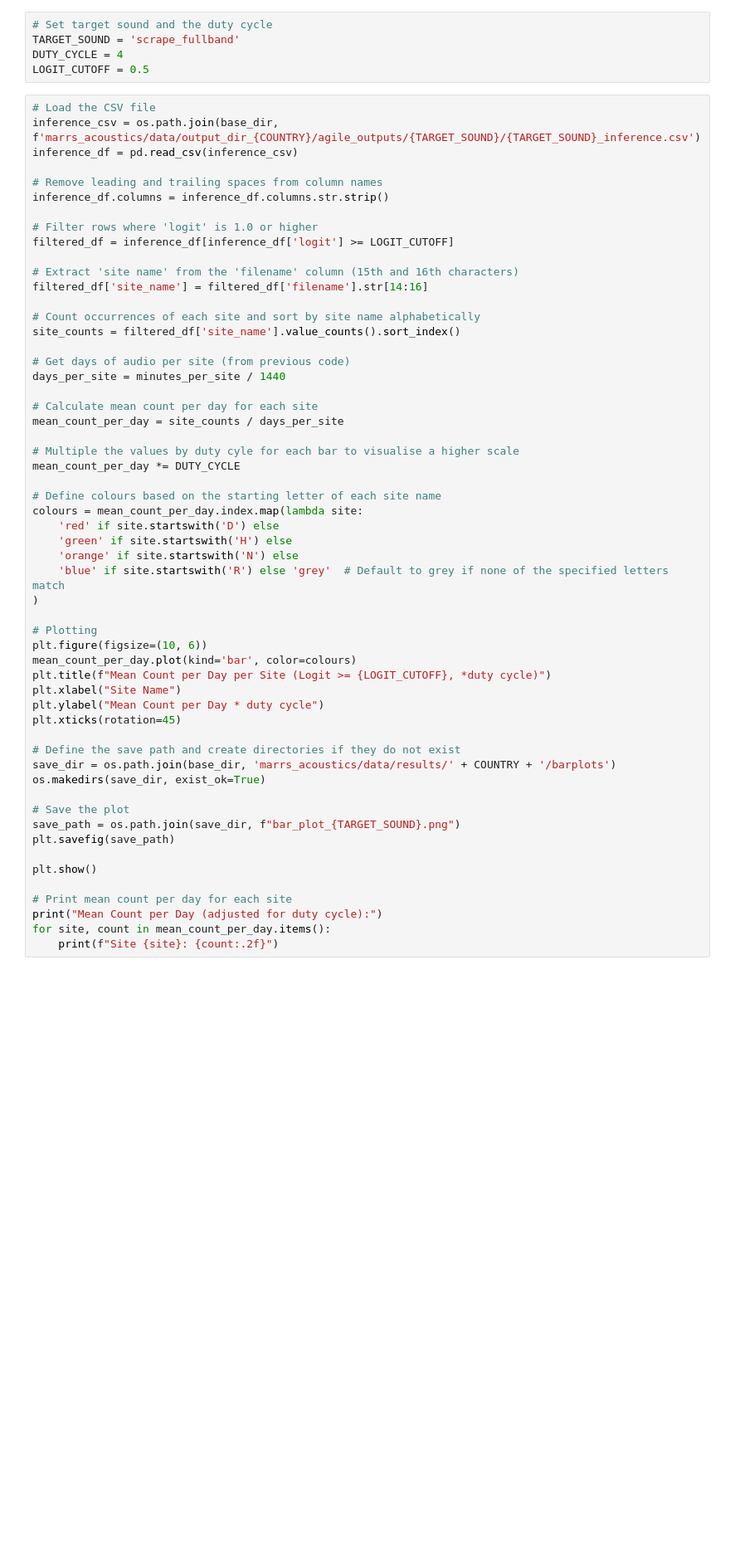
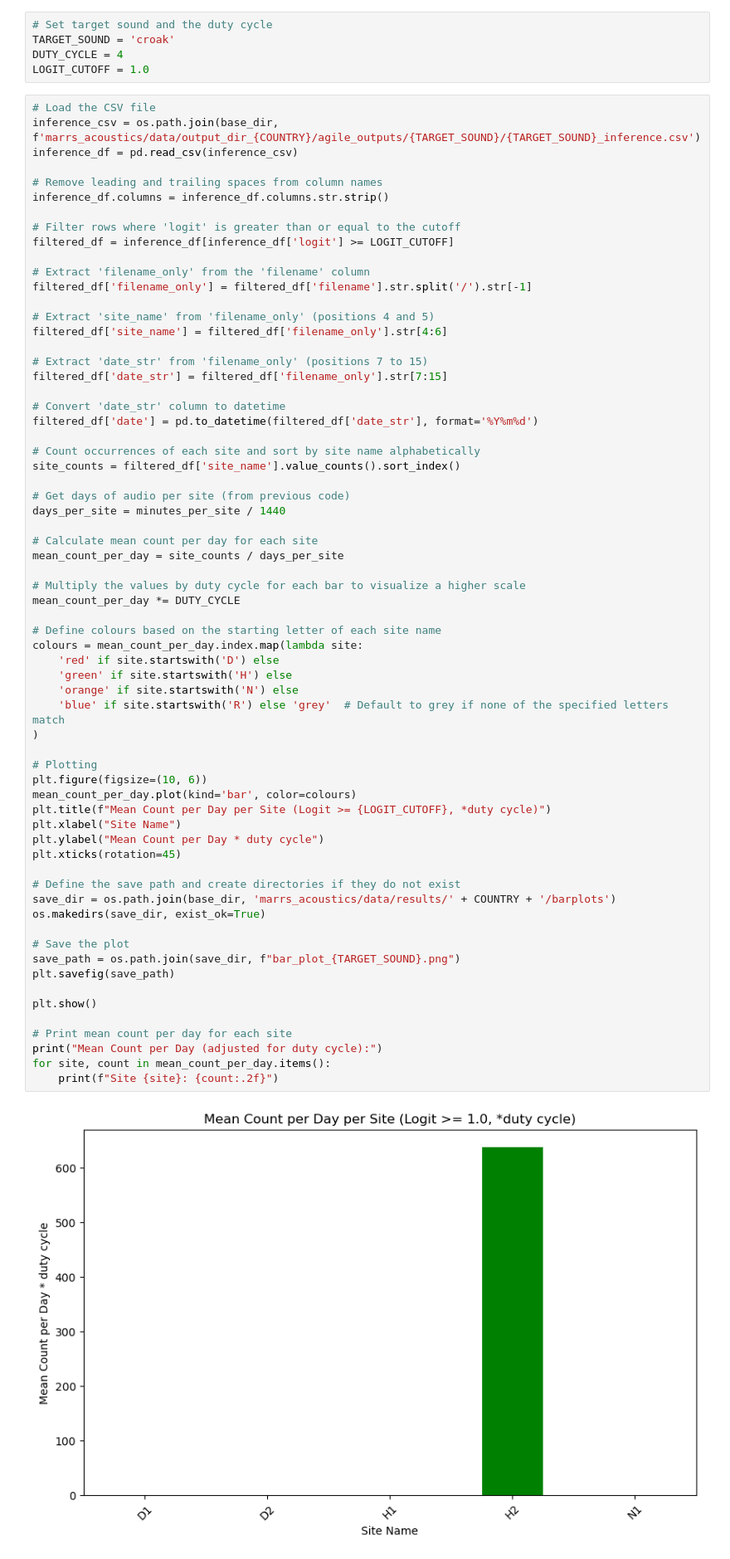
Before and after one commit to BenUCL/MARRS_global_acoustic_study, a Jupyter notebook: manuscript_docs/results_plots.ipynb, the cells around one changed output. Shown at 83% size. Drawn from its saved outputs; the diff is of its cells as text; blank space fills up the shorter version.

```diff
--- a/manuscript_docs/results_plots.ipynb
+++ b/manuscript_docs/results_plots.ipynb
@@ -114,9 +122,9 @@ Will plot the mean count per day of 5sec periods that contain the target sound.
 As the recorders were on a duty cycle of one in two minutes, we double all counts.
 # %%
 # Set target sound and the duty cycle
-TARGET_SOUND = 'scrape_fullband'
+TARGET_SOUND = 'croak'
 DUTY_CYCLE = 4
-LOGIT_CUTOFF = 0.5
+LOGIT_CUTOFF = 1.0
 # %%
 # Load the CSV file
 inference_csv = os.path.join(base_dir, f'marrs_acoustics/data/output_dir_{COUNTRY}/agile_outputs/{TARGET_SOUND}/{TARGET_SOUND}_inference.csv')
@@ -125,11 +133,20 @@ inference_df = pd.read_csv(inference_csv)
 # Remove leading and trailing spaces from column names
 inference_df.columns = inference_df.columns.str.strip()
 
-# Filter rows where 'logit' is 1.0 or higher
+# Filter rows where 'logit' is greater than or equal to the cutoff
 filtered_df = inference_df[inference_df['logit'] >= LOGIT_CUTOFF]
 
-# Extract 'site name' from the 'filename' column (15th and 16th characters)
-filtered_df['site_name'] = filtered_df['filename'].str[14:16]
+# Extract 'filename_only' from the 'filename' column
+filtered_df['filename_only'] = filtered_df['filename'].str.split('/').str[-1]
+
+# Extract 'site_name' from 'filename_only' (positions 4 and 5)
+filtered_df['site_name'] = filtered_df['filename_only'].str[4:6]
+
+# Extract 'date_str' from 'filename_only' (positions 7 to 15)
+filtered_df['date_str'] = filtered_df['filename_only'].str[7:15]
+
+# Convert 'date_str' column to datetime
+filtered_df['date'] = pd.to_datetime(filtered_df['date_str'], format='%Y%m%d')
 
 # Count occurrences of each site and sort by site name alphabetically
 site_counts = filtered_df['site_name'].value_counts().sort_index()
@@ -140,37 +157,38 @@ days_per_site = minutes_per_site / 1440
 # Calculate mean count per day for each site
 mean_count_per_day = site_counts / days_per_site
 
-# Multiple the values by duty cyle for each bar to visualise a higher scale
+# Multiply the values by duty cycle for each bar to visualize a higher scale
 mean_count_per_day *= DUTY_CYCLE
 
 # Define colours based on the starting letter of each site name
 colours = mean_count_per_day.index.map(lambda site:
     'red' if site.startswith('D') else
     'green' if site.startswith('H') else
     'orange' if site.startswith('N') else
     'blue' if site.startswith('R') else 'grey'  # Default to grey if none of the specified letters match
 )
 
 # Plotting
 plt.figure(figsize=(10, 6))
 mean_count_per_day.plot(kind='bar', color=colours)
 plt.title(f"Mean Count per Day per Site (Logit >= {LOGIT_CUTOFF}, *duty cycle)")
 plt.xlabel("Site Name")
 plt.ylabel("Mean Count per Day * duty cycle")
 plt.xticks(rotation=45)
 
 # Define the save path and create directories if they do not exist
 save_dir = os.path.join(base_dir, 'marrs_acoustics/data/results/' + COUNTRY + '/barplots')
 os.makedirs(save_dir, exist_ok=True)
 
 # Save the plot
 save_path = os.path.join(save_dir, f"bar_plot_{TARGET_SOUND}.png")
 plt.savefig(save_path)
 
 plt.show()
 
 # Print mean count per day for each site
 print("Mean Count per Day (adjusted for duty cycle):")
 for site, count in mean_count_per_day.items():
     print(f"Site {site}: {count:.2f}")
 # %% [output]
+[figure, new version]
```
Also changed, not shown: parts of 12 cells of this notebook.
